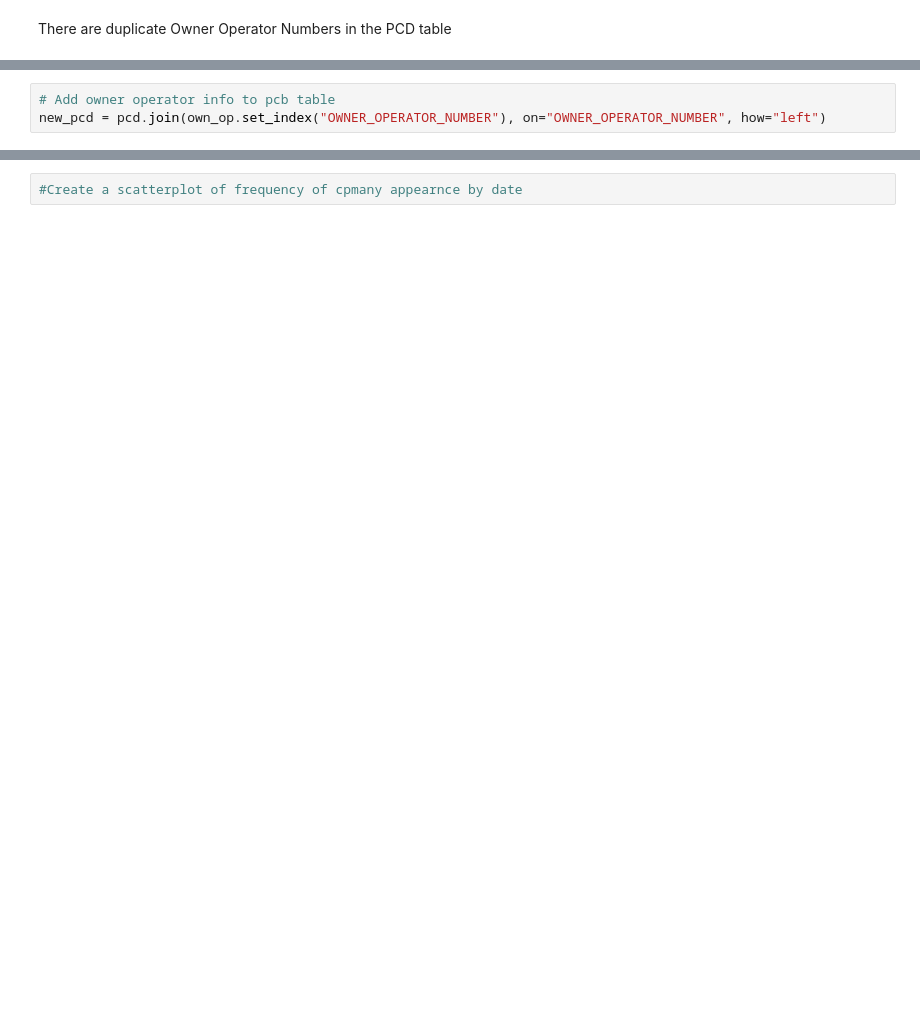
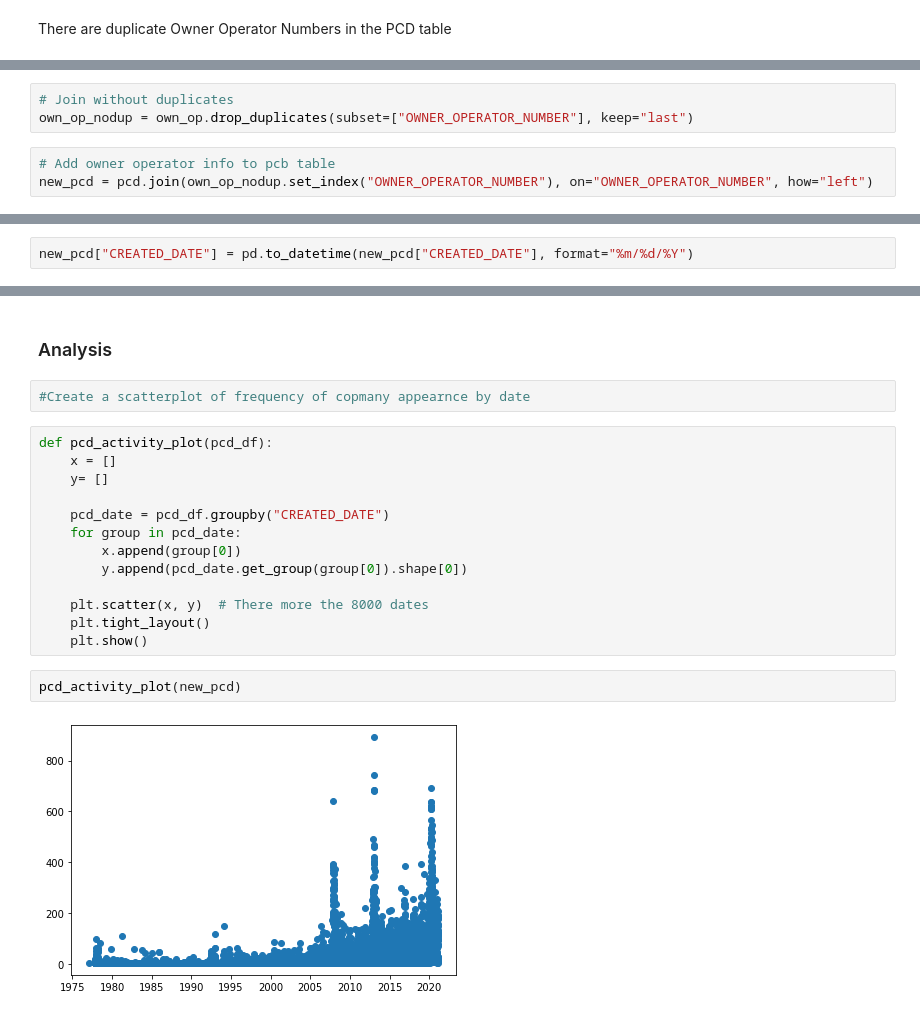
Before and after one commit to BriceB-20/Medical-Device-Project, a Jupyter notebook: Industry Analysis.ipynb, the cells around one changed output, grey strips where cells are left out. Saved outputs shown, nothing was run; the diff lists cells and outputs as text; blank space fills up the shorter version.

```diff
--- a/Industry Analysis.ipynb
+++ b/Industry Analysis.ipynb
@@ -296,3 +311,6 @@ pcd[pcd["OWNER_OPERATOR_NUMBER"] == 9028292]
+# %%
+# Join without duplicates
+own_op_nodup = own_op.drop_duplicates(subset=["OWNER_OPERATOR_NUMBER"], keep="last")
 # %%
 # Add owner operator info to pcb table
-new_pcd = pcd.join(own_op.set_index("OWNER_OPERATOR_NUMBER"), on="OWNER_OPERATOR_NUMBER", how="left")
+new_pcd = pcd.join(own_op_nodup.set_index("OWNER_OPERATOR_NUMBER"), on="OWNER_OPERATOR_NUMBER", how="left")
@@ -318,0 +317,2 @@ len(new_pcd["FIRM_NAME"].unique())
+# %%
+new_pcd["CREATED_DATE"] = pd.to_datetime(new_pcd["CREATED_DATE"], format="%m/%d/%Y")
@@ -319,2 +335,21 @@ len(new_pcd["FIRM_NAME"].unique())
+# %% [markdown]
+### Analysis
 # %%
-#Create a scatterplot of frequency of cpmany appearnce by date
+#Create a scatterplot of frequency of copmany appearnce by date
+# %%
+def pcd_activity_plot(pcd_df):
+    x = []
+    y= []
+
+    pcd_date = pcd_df.groupby("CREATED_DATE")
+    for group in pcd_date:
+        x.append(group[0])
+        y.append(pcd_date.get_group(group[0]).shape[0])
+
+    plt.scatter(x, y)  # There more the 8000 dates
+    plt.tight_layout()
+    plt.show()
+# %%
+pcd_activity_plot(new_pcd)
+# %% [output]
+[figure, added]
```
Also changed, not shown: parts of 13 cells of this notebook.
